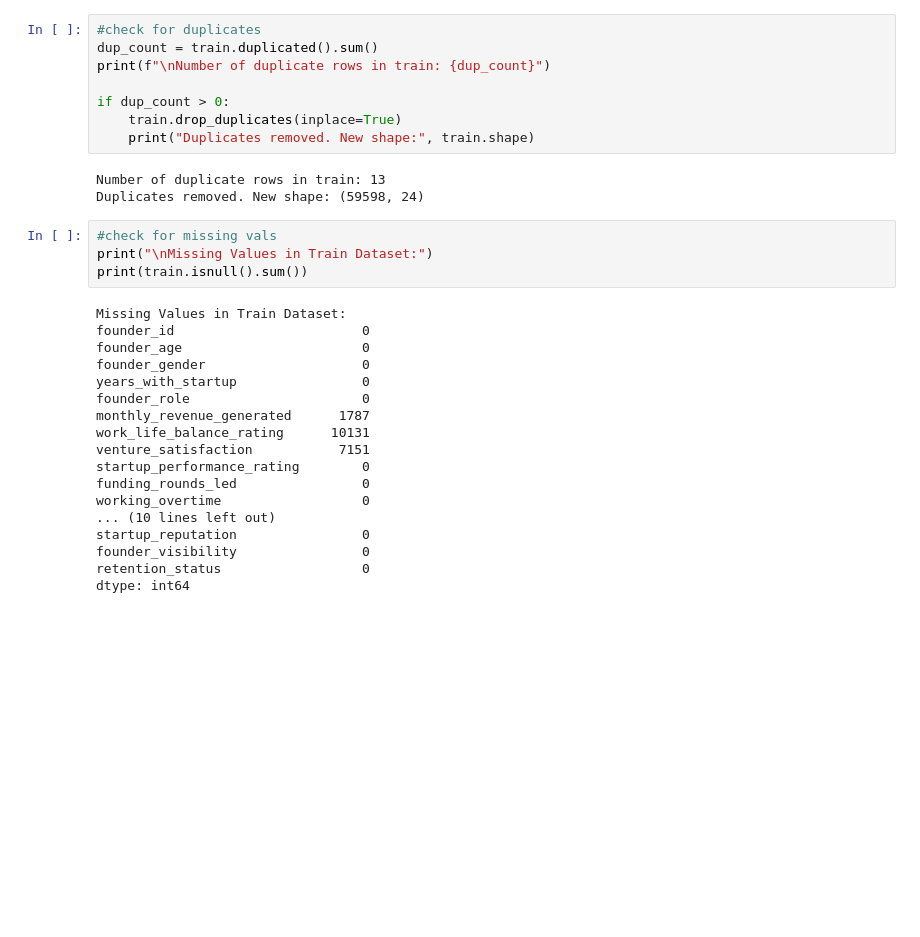
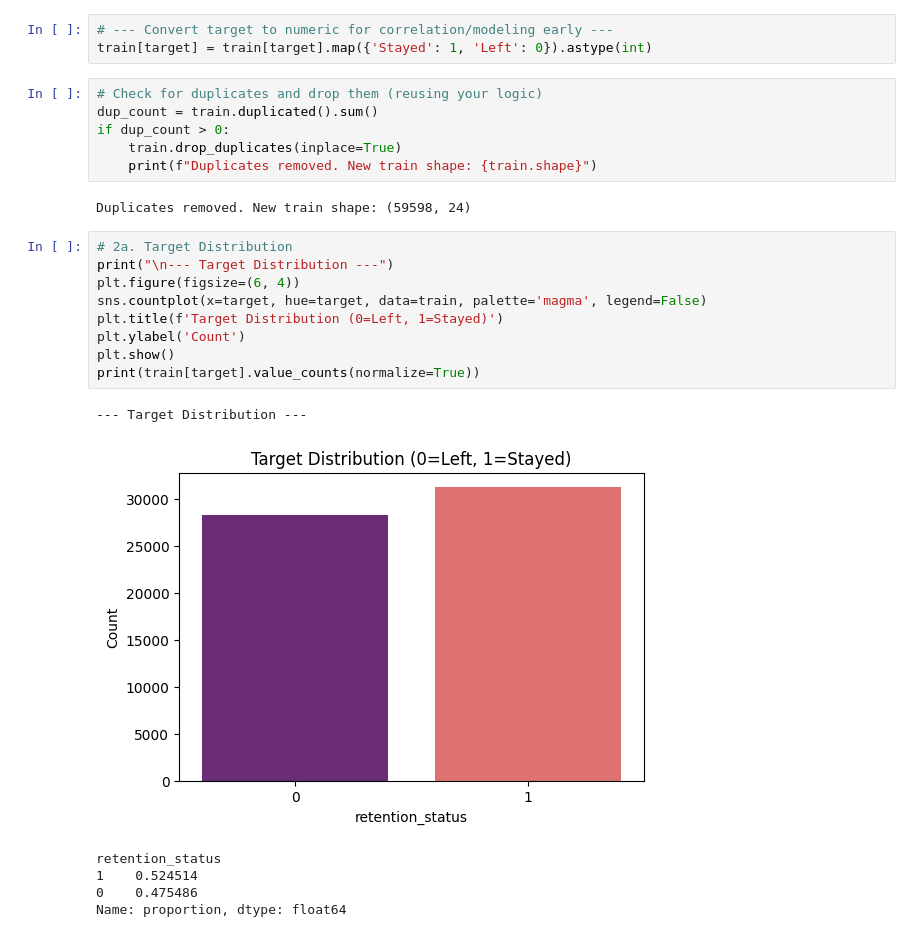
Before and after one commit to Divyareddy8/checkpoint2, a Jupyter notebook: binary/preprocess.ipynb, the cells around one changed output. Drawn from its saved outputs; the diff is of its cells as text; blank space fills up the shorter version.

```diff
--- a/binary/preprocess.ipynb
+++ b/binary/preprocess.ipynb
@@ -63,33 +57,27 @@ dtype: bool
+# %%
+# --- Convert target to numeric for correlation/modeling early ---
+train[target] = train[target].map({'Stayed': 1, 'Left': 0}).astype(int)
 # %%
-#check for duplicates
+# Check for duplicates and drop them (reusing your logic)
 dup_count = train.duplicated().sum()
-print(f"\nNumber of duplicate rows in train: {dup_count}")
-
 if dup_count > 0:
     train.drop_duplicates(inplace=True)
-    print("Duplicates removed. New shape:", train.shape)
+    print(f"Duplicates removed. New train shape: {train.shape}")
 # %% [output]
-Number of duplicate rows in train: 13
-Duplicates removed. New shape: (59598, 24)
+Duplicates removed. New train shape: (59598, 24)
-# %%
-#check for missing vals
-print("\nMissing Values in Train Dataset:")
-print(train.isnull().sum())
-# %% [output]
-Missing Values in Train Dataset:
-founder_id                        0
-founder_age                       0
-founder_gender                    0
-years_with_startup                0
-founder_role                      0
-monthly_revenue_generated      1787
-work_life_balance_rating      10131
-venture_satisfaction           7151
-startup_performance_rating        0
-funding_rounds_led                0
-working_overtime                  0
-... (10 lines left out)
-startup_reputation                0
-founder_visibility                0
-retention_status                  0
-dtype: int64
+# %%
+# 2a. Target Distribution
+print("\n--- Target Distribution ---")
+plt.figure(figsize=(6, 4))
+sns.countplot(x=target, hue=target, data=train, palette='magma', legend=False)
+plt.title(f'Target Distribution (0=Left, 1=Stayed)')
+plt.ylabel('Count')
+plt.show()
+print(train[target].value_counts(normalize=True))
+# %% [output]
+--- Target Distribution ---
+[figure, added]
+retention_status
+1    0.524514
+0    0.475486
+Name: proportion, dtype: float64
```
Also changed, not shown: parts of 20 cells of this notebook, 3 other files.
